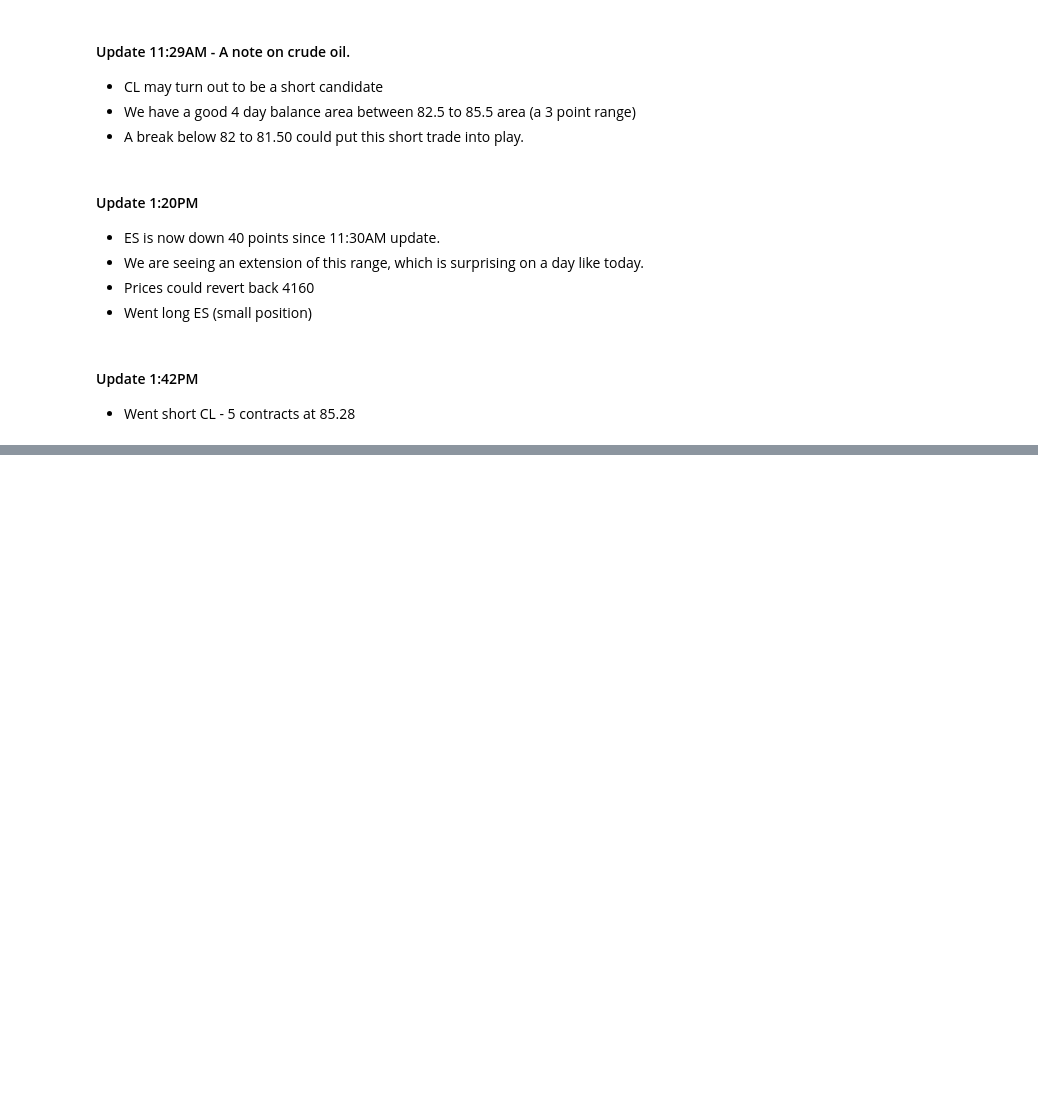
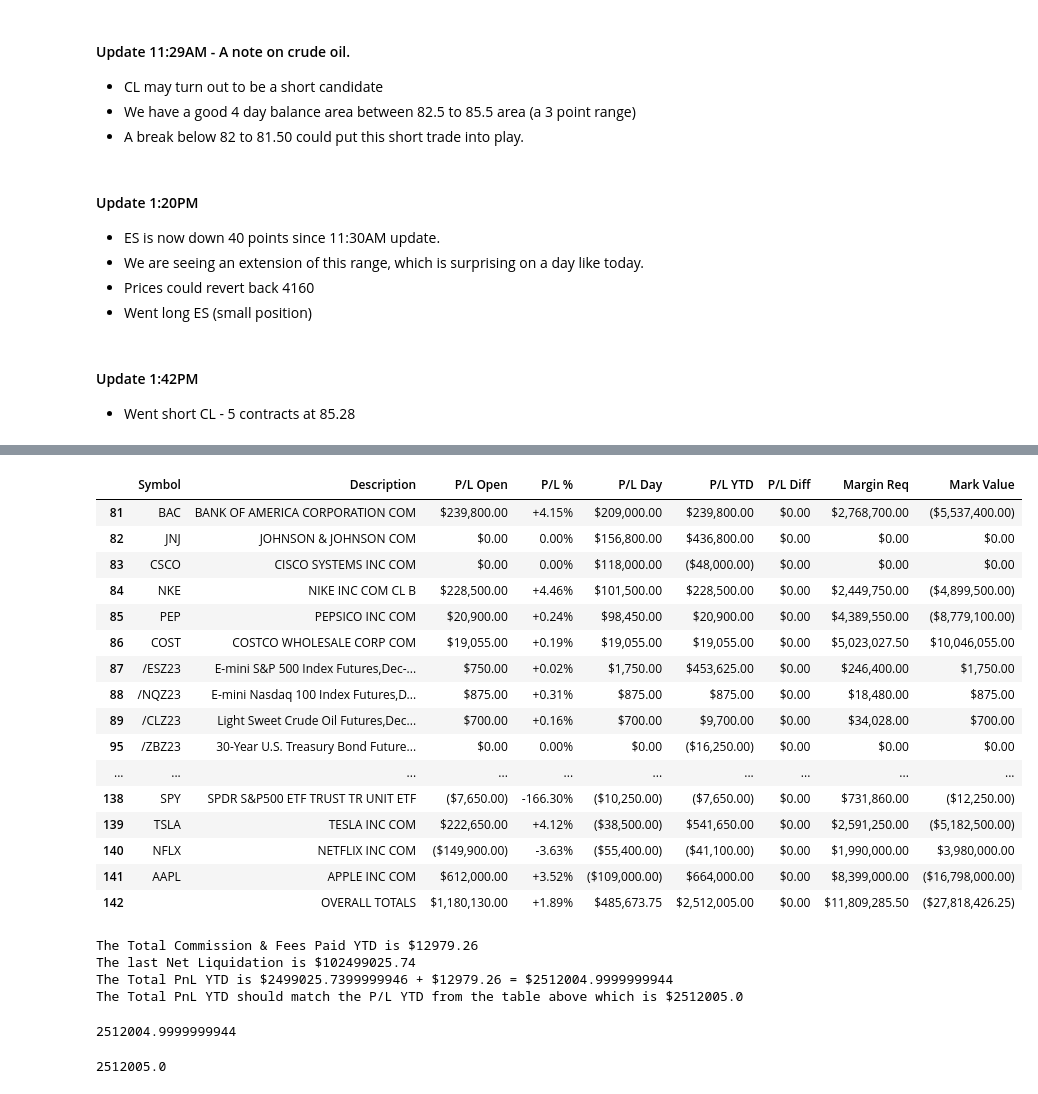
Before and after one commit to realspeculator/market_journal, a Jupyter notebook: 2023/10_2023/October 27, 2023.ipynb, the cells around one changed output, grey strips where cells are left out. Saved outputs shown, nothing was run; the diff lists cells and outputs as text; code cells hidden in the pictures; blank space fills up the shorter version.

```diff
--- a/2023/10_2023/October 27, 2023.ipynb
+++ b/2023/10_2023/October 27, 2023.ipynb
@@ -52,0 +89,43 @@ We will update our position, trades and PnL at the end of the day
+# %%
+pos.pnl_df.fillna("")
+# %% [output]
+|  | Symbol | Description | P/L Open | P/L % | P/L Day | P/L YTD | P/L Diff | Margin Req | Mark Value |
+| 81 | BAC | BANK OF AMERICA CORPORATION COM | $239,800.00 | +4.15% | $209,000.00 | $239,800.00 | $0.00 | $2,768,700.00 | ($5,537,400.00) |
+| 82 | JNJ | JOHNSON & JOHNSON COM | $0.00 | 0.00% | $156,800.00 | $436,800.00 | $0.00 | $0.00 | $0.00 |
+| 83 | CSCO | CISCO SYSTEMS INC COM | $0.00 | 0.00% | $118,000.00 | ($48,000.00) | $0.00 | $0.00 | $0.00 |
+| 84 | NKE | NIKE INC COM CL B | $228,500.00 | +4.46% | $101,500.00 | $228,500.00 | $0.00 | $2,449,750.00 | ($4,899,500.00) |
+| 85 | PEP | PEPSICO INC COM | $20,900.00 | +0.24% | $98,450.00 | $20,900.00 | $0.00 | $4,389,550.00 | ($8,779,100.00) |
+| 86 | COST | COSTCO WHOLESALE CORP COM | $19,055.00 | +0.19% | $19,055.00 | $19,055.00 | $0.00 | $5,023,027.50 | $10,046,055.00 |
+| 87 | /ESZ23 | E-mini S&P 500 Index Futures,Dec-... | $750.00 | +0.02% | $1,750.00 | $453,625.00 | $0.00 | $246,400.00 | $1,750.00 |
+| 88 | /NQZ23 | E-mini Nasdaq 100 Index Futures,D... | $875.00 | +0.31% | $875.00 | $875.00 | $0.00 | $18,480.00 | $875.00 |
+| 89 | /CLZ23 | Light Sweet Crude Oil Futures,Dec... | $700.00 | +0.16% | $700.00 | $9,700.00 | $0.00 | $34,028.00 | $700.00 |
+| 95 | /ZBZ23 | 30-Year U.S. Treasury Bond Future... | $0.00 | 0.00% | $0.00 | ($16,250.00) | $0.00 | $0.00 | $0.00 |
+| ... | ... | ... | ... | ... | ... | ... | ... | ... | ... |
+| 138 | SPY | SPDR S&P500 ETF TRUST TR UNIT ETF | ($7,650.00) | -166.30% | ($10,250.00) | ($7,650.00) | $0.00 | $731,860.00 | ($12,250.00) |
+| 139 | TSLA | TESLA INC COM | $222,650.00 | +4.12% | ($38,500.00) | $541,650.00 | $0.00 | $2,591,250.00 | ($5,182,500.00) |
+| 140 | NFLX | NETFLIX INC COM | ($149,900.00) | -3.63% | ($55,400.00) | ($41,100.00) | $0.00 | $1,990,000.00 | $3,980,000.00 |
+| 141 | AAPL | APPLE INC COM | $612,000.00 | +3.52% | ($109,000.00) | $664,000.00 | $0.00 | $8,399,000.00 | ($16,798,000.00) |
+| 142 |  | OVERALL TOTALS | $1,180,130.00 | +1.89% | $485,673.75 | $2,512,005.00 | $0.00 | $11,809,285.50 | ($27,818,426.25) |
+# %%
+starting_capital = 100000000
+
+print(f"The Total Commission & Fees Paid YTD is ${pos.fees}")
+
+print(f"The last Net Liquidation is ${pos.net_liq}")
+
+print(f"The Total PnL YTD is ${pos.net_liq - starting_capital} + ${pos.fees} = ${pos.net_liq - starting_capital + pos.fees}")
+
+print(f"The Total PnL YTD should match the P/L YTD from the table above which is ${pos.pnl_ytd}")
+# %% [output]
+The Total Commission & Fees Paid YTD is $12979.26
+The last Net Liquidation is $102499025.74
+The Total PnL YTD is $2499025.7399999946 + $12979.26 = $2512004.9999999944
+The Total PnL YTD should match the P/L YTD from the table above which is $2512005.0
+# %%
+pos.net_liq - 100000000 + pos.fees
+# %% [output]
+2512004.9999999944
+# %%
+pos.pnl_ytd
+# %% [output]
+2512005.0
```
Also changed, not shown: parts of 3 cells of this notebook, 1 other file.
